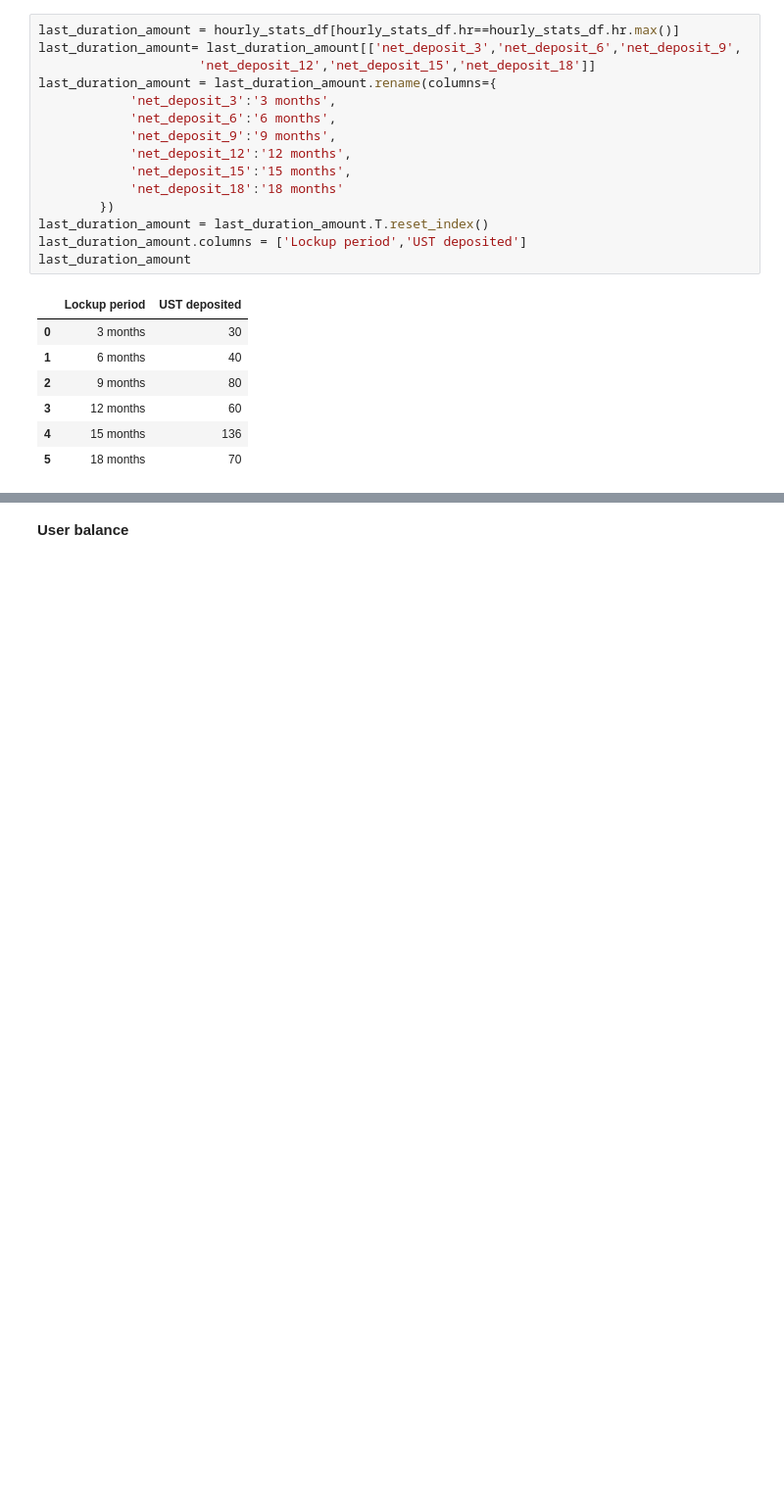
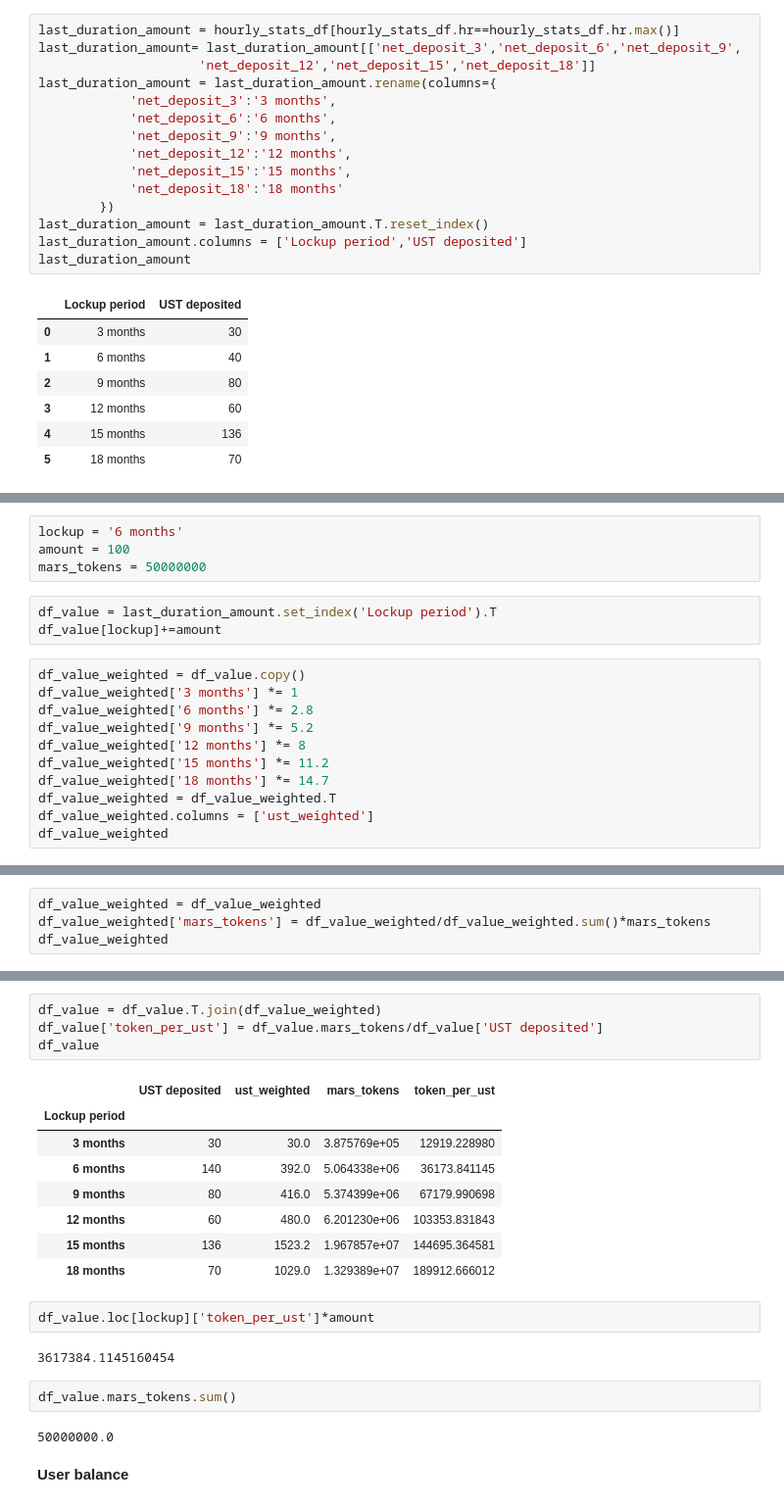
Before and after one commit to IncioMan/mars_lockdrop, a Jupyter notebook: notebook/Mars Lockdrop.ipynb, the cells around one changed output, grey strips where cells are left out. Shown at 98% size. Drawn from its saved outputs; the diff is of its cells as text; blank space fills up the shorter version.

```diff
--- a/notebook/Mars Lockdrop.ipynb
+++ b/notebook/Mars Lockdrop.ipynb
@@ -214,0 +217,18 @@ last_duration_amount
+# %%
+lockup = '6 months'
+amount = 100
+mars_tokens = 50000000
+# %%
+df_value = last_duration_amount.set_index('Lockup period').T
+df_value[lockup]+=amount
+# %%
+df_value_weighted = df_value.copy()
+df_value_weighted['3 months'] *= 1
+df_value_weighted['6 months'] *= 2.8
+df_value_weighted['9 months'] *= 5.2
+df_value_weighted['12 months'] *= 8
+df_value_weighted['15 months'] *= 11.2
+df_value_weighted['18 months'] *= 14.7
+df_value_weighted = df_value_weighted.T
+df_value_weighted.columns = ['ust_weighted']
+df_value_weighted
@@ -214,0 +244,4 @@ last_duration_amount
+# %%
+df_value_weighted = df_value_weighted
+df_value_weighted['mars_tokens'] = df_value_weighted/df_value_weighted.sum()*mars_tokens
+df_value_weighted
@@ -215,3 +257,24 @@ last_duration_amount
+# %%
+df_value = df_value.T.join(df_value_weighted)
+df_value['token_per_ust'] = df_value.mars_tokens/df_value['UST deposited']
+df_value
+# %% [output]
+|  | UST deposited | ust_weighted | mars_tokens | token_per_ust |
+| Lockup period |  |  |  |  |
+| 3 months | 30 | 30.0 | 3.875769e+05 | 12919.228980 |
+| 6 months | 140 | 392.0 | 5.064338e+06 | 36173.841145 |
+| 9 months | 80 | 416.0 | 5.374399e+06 | 67179.990698 |
+| 12 months | 60 | 480.0 | 6.201230e+06 | 103353.831843 |
+| 15 months | 136 | 1523.2 | 1.967857e+07 | 144695.364581 |
+| 18 months | 70 | 1029.0 | 1.329389e+07 | 189912.666012 |
+# %%
+df_value.loc[lockup]['token_per_ust']*amount
+# %% [output]
+3617384.1145160454
+# %%
+df_value.mars_tokens.sum()
+# %% [output]
+50000000.0
 # %% [markdown]
 **User balance**
 # %%
```
Also changed, not shown: parts of 3 cells of this notebook.
